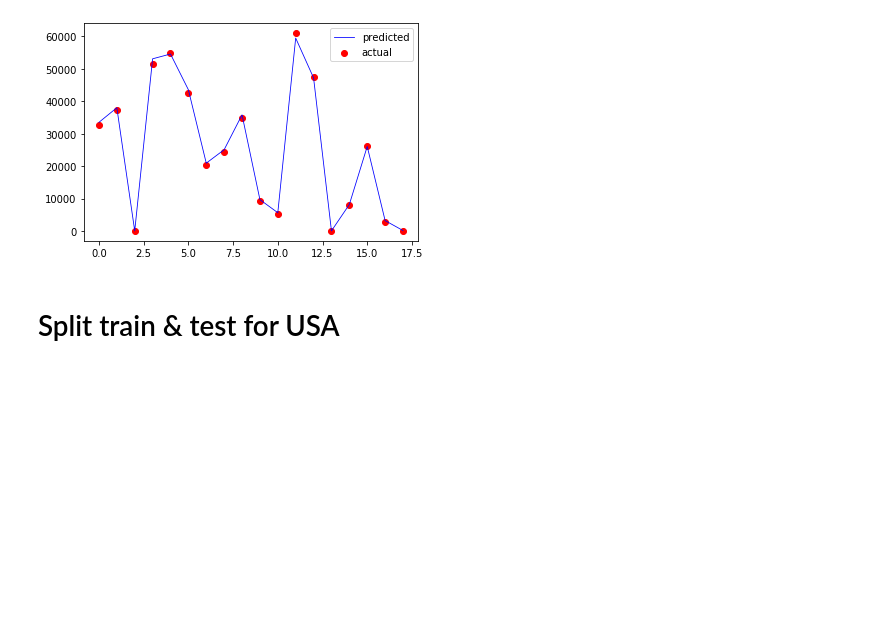
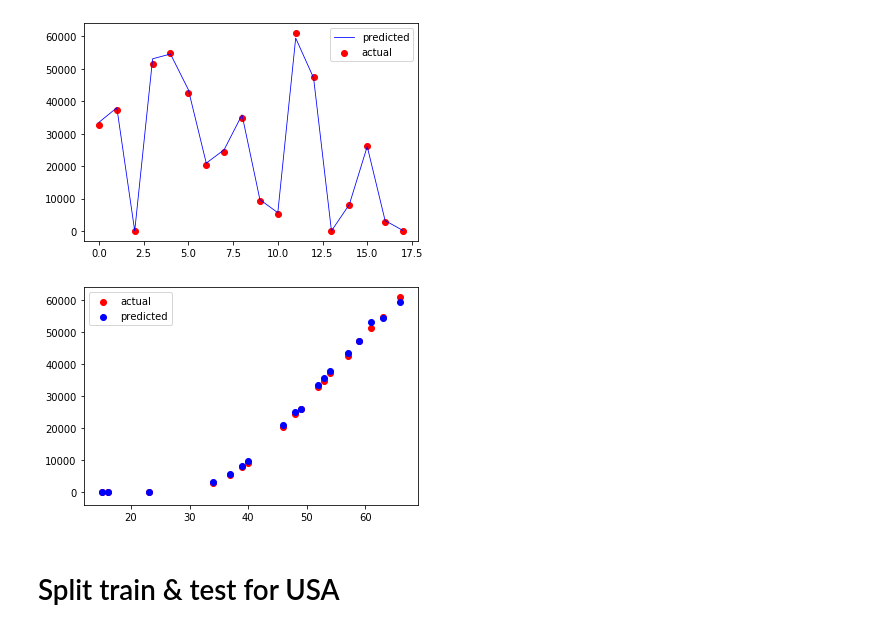
Before and after one commit to kd91/Modeling-of-COVID-19-testing-deaths, a Jupyter notebook: covid_19_EDA_xgbReg.ipynb, the cells around one changed output. Saved outputs shown, nothing was run; the diff lists cells and outputs as text; code cells hidden in the pictures; blank space fills up the shorter version.

Commit message:
Adds pred vs actual plots

```diff
--- a/covid_19_EDA_xgbReg.ipynb
+++ b/covid_19_EDA_xgbReg.ipynb
@@ -625,6 +625,14 @@ plt.legend()
 plt.show()
 # %% [output]
 [figure]
+# %%
+plt.figure()
+plt.scatter(x=X_test_kor.loc[:,'tagged_day'], y=y_test_kor, color = "red", label="actual")
+plt.scatter(x=X_test_kor.loc[:,'tagged_day'], y=y_pred_kor_minmax, color = "blue", label="predicted")
+plt.legend()
+plt.show()
+# %% [output]
+[figure, added]
 # %% [markdown]
 # Split train & test for USA
 # %%
```
Also changed, not shown: parts of 7 cells of this notebook.
